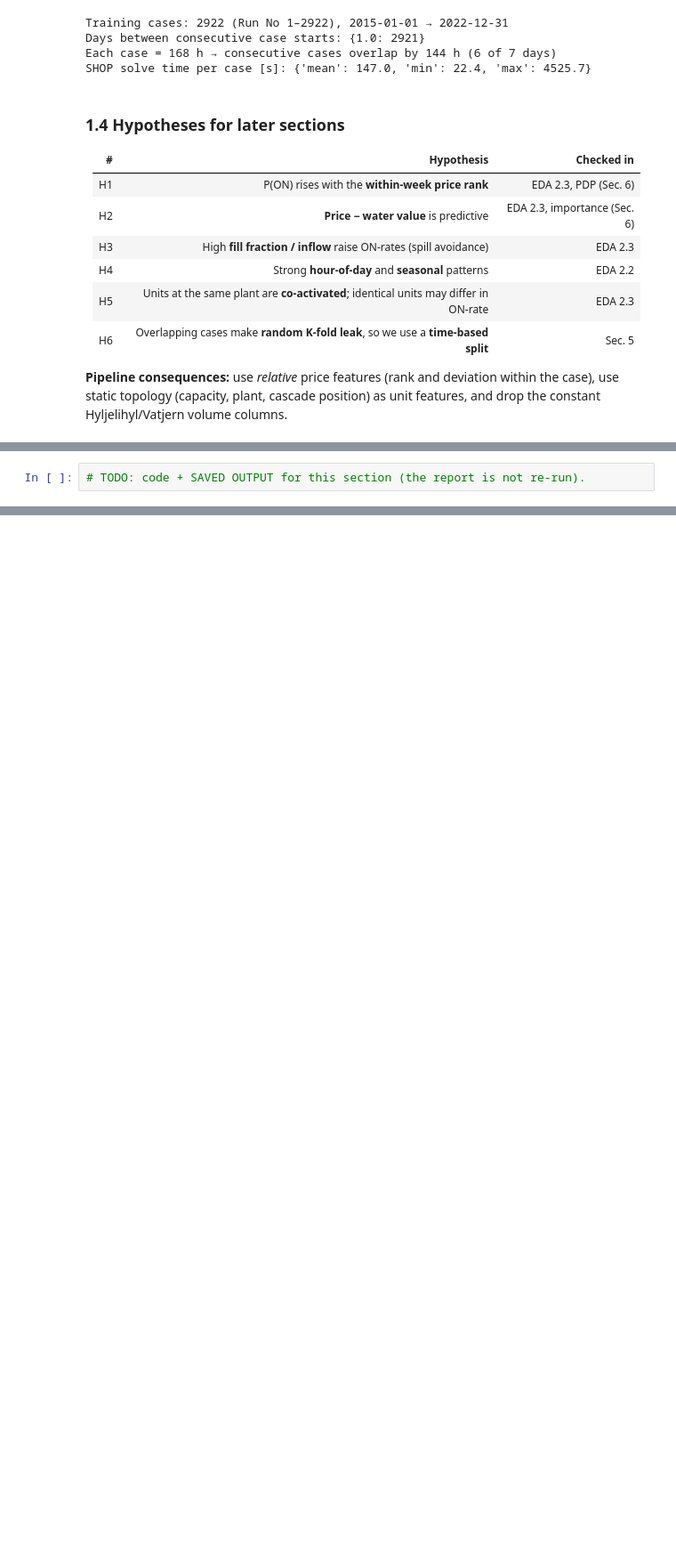
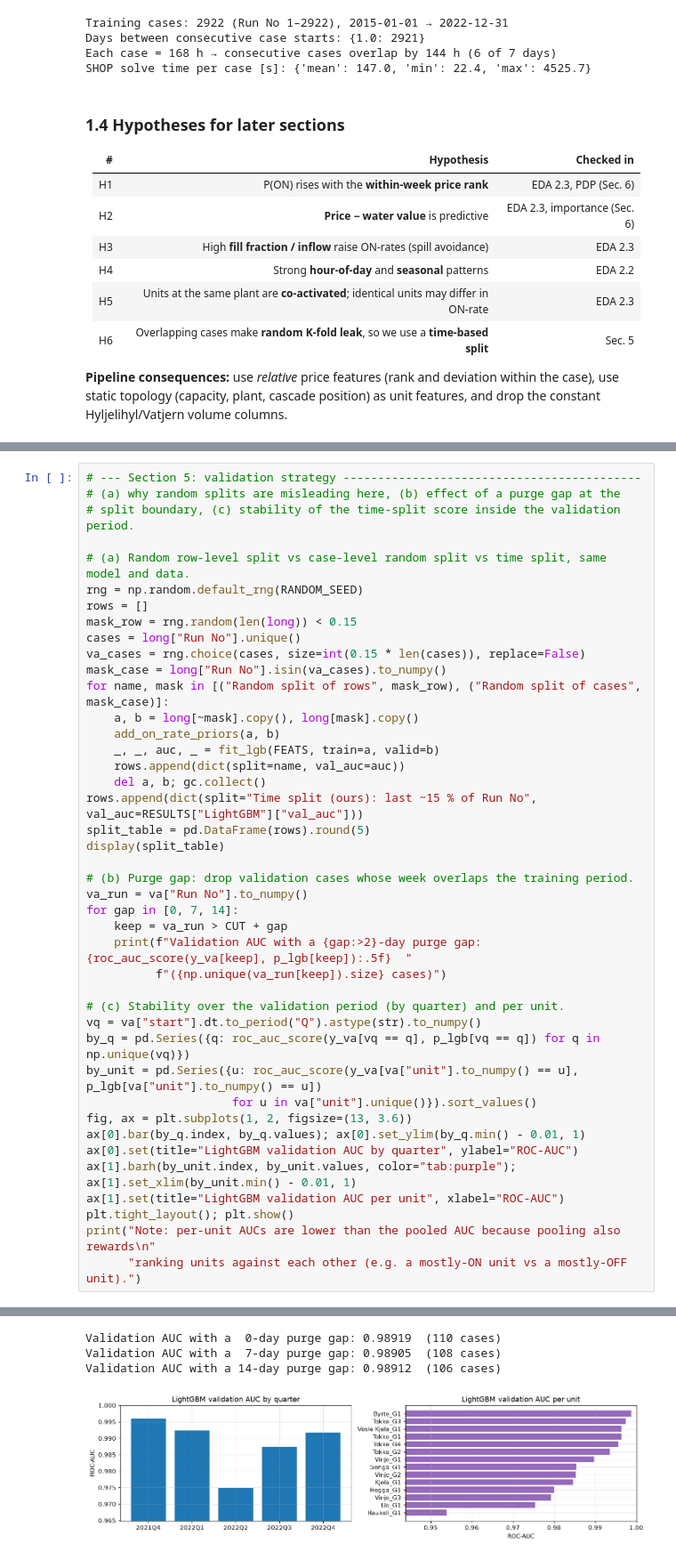
Before and after one commit to Mathole01/ML-group-project-TDT4173, a Jupyter notebook: Report.ipynb, the cells around one changed output, grey strips where cells are left out. Shown at 89% size. Saved outputs shown, nothing was run; the diff lists cells and outputs as text; blank space fills up the shorter version.

```diff
--- a/Report.ipynb
+++ b/Report.ipynb
@@ -251,2 +816,43 @@ Time-based split (early Run No → train, latest pre-test cases → validation)
 # %%
-# TODO: code + SAVED OUTPUT for this section (the report is not re-run).
+# --- Section 5: validation strategy -------------------------------------------
+# (a) why random splits are misleading here, (b) effect of a purge gap at the
+# split boundary, (c) stability of the time-split score inside the validation period.
+
+# (a) Random row-level split vs case-level random split vs time split, same model and data.
+rng = np.random.default_rng(RANDOM_SEED)
+rows = []
+mask_row = rng.random(len(long)) < 0.15
+cases = long["Run No"].unique()
+va_cases = rng.choice(cases, size=int(0.15 * len(cases)), replace=False)
+mask_case = long["Run No"].isin(va_cases).to_numpy()
+for name, mask in [("Random split of rows", mask_row), ("Random split of cases", mask_case)]:
+    a, b = long[~mask].copy(), long[mask].copy()
+    add_on_rate_priors(a, b)
+    _, _, auc, _ = fit_lgb(FEATS, train=a, valid=b)
+    rows.append(dict(split=name, val_auc=auc))
+    del a, b; gc.collect()
+rows.append(dict(split="Time split (ours): last ~15 % of Run No", val_auc=RESULTS["LightGBM"]["val_auc"]))
+split_table = pd.DataFrame(rows).round(5)
+display(split_table)
+
+# (b) Purge gap: drop validation cases whose week overlaps the training period.
+va_run = va["Run No"].to_numpy()
+for gap in [0, 7, 14]:
+    keep = va_run > CUT + gap
+    print(f"Validation AUC with a {gap:>2}-day purge gap: {roc_auc_score(y_va[keep], p_lgb[keep]):.5f}  "
+          f"({np.unique(va_run[keep]).size} cases)")
+
+# (c) Stability over the validation period (by quarter) and per unit.
+vq = va["start"].dt.to_period("Q").astype(str).to_numpy()
+by_q = pd.Series({q: roc_auc_score(y_va[vq == q], p_lgb[vq == q]) for q in np.unique(vq)})
+by_unit = pd.Series({u: roc_auc_score(y_va[va["unit"].to_numpy() == u], p_lgb[va["unit"].to_numpy() == u])
+                     for u in va["unit"].unique()}).sort_values()
+fig, ax = plt.subplots(1, 2, figsize=(13, 3.6))
+ax[0].bar(by_q.index, by_q.values); ax[0].set_ylim(by_q.min() - 0.01, 1)
+ax[0].set(title="LightGBM validation AUC by quarter", ylabel="ROC-AUC")
+ax[1].barh(by_unit.index, by_unit.values, color="tab:purple"); ax[1].set_xlim(by_unit.min() - 0.01, 1)
+ax[1].set(title="LightGBM validation AUC per unit", xlabel="ROC-AUC")
+plt.tight_layout(); plt.show()
+print("Note: per-unit AUCs are lower than the pooled AUC because pooling also rewards\n"
+      "ranking units against each other (e.g. a mostly-ON unit vs a mostly-OFF unit).")
+# %% [output]
@@ -252,0 +863,4 @@ Time-based split (early Run No → train, latest pre-test cases → validation)
+Validation AUC with a  0-day purge gap: 0.98919  (110 cases)
+Validation AUC with a  7-day purge gap: 0.98905  (108 cases)
+Validation AUC with a 14-day purge gap: 0.98912  (106 cases)
+[figure, added]
```
Also changed, not shown: parts of 18 cells of this notebook.
